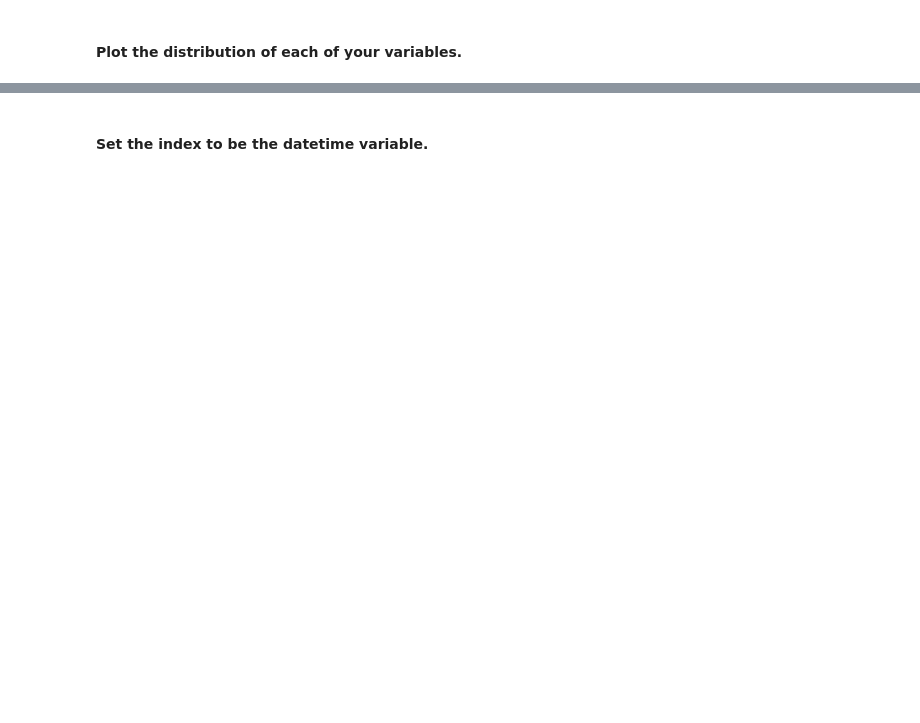
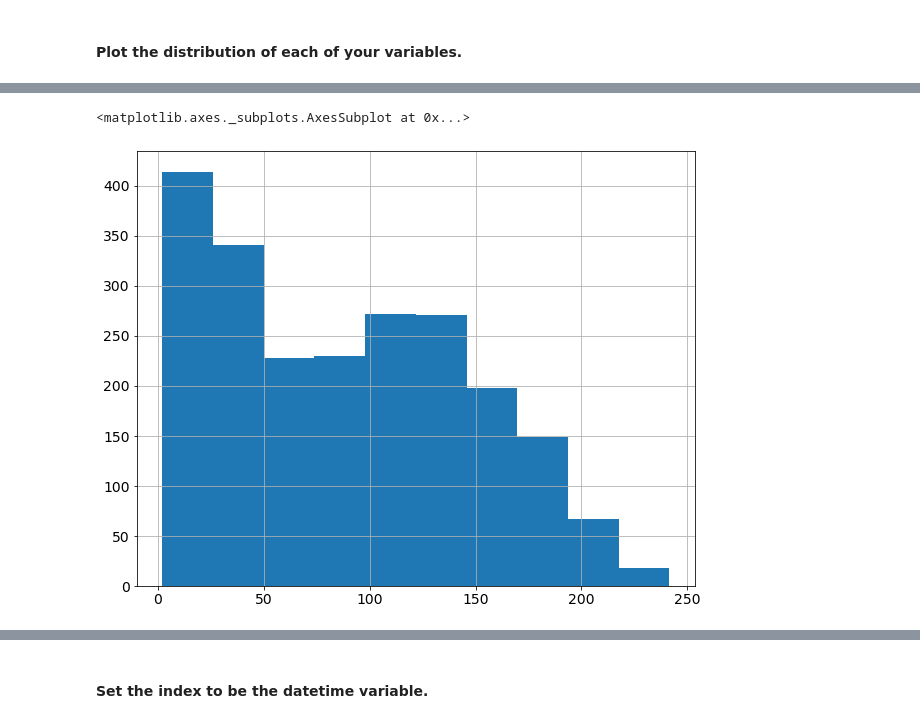
Before and after one commit to KwameTaylor/time-series-exercises, a Jupyter notebook: prepare.ipynb, the cells around one changed output, grey strips where cells are left out. Saved outputs shown, nothing was run; the diff lists cells and outputs as text; code cells hidden in the pictures; blank space fills up the shorter version.

```diff
--- a/prepare.ipynb
+++ b/prepare.ipynb
@@ -165,0 +198,5 @@ df.plot.hist()
+# %%
+df.Solar.hist()
+# %% [output]
+<matplotlib.axes._subplots.AxesSubplot at 0x...>
+[figure, added]
```
Also changed, not shown: parts of 10 cells of this notebook, 1 other file.
